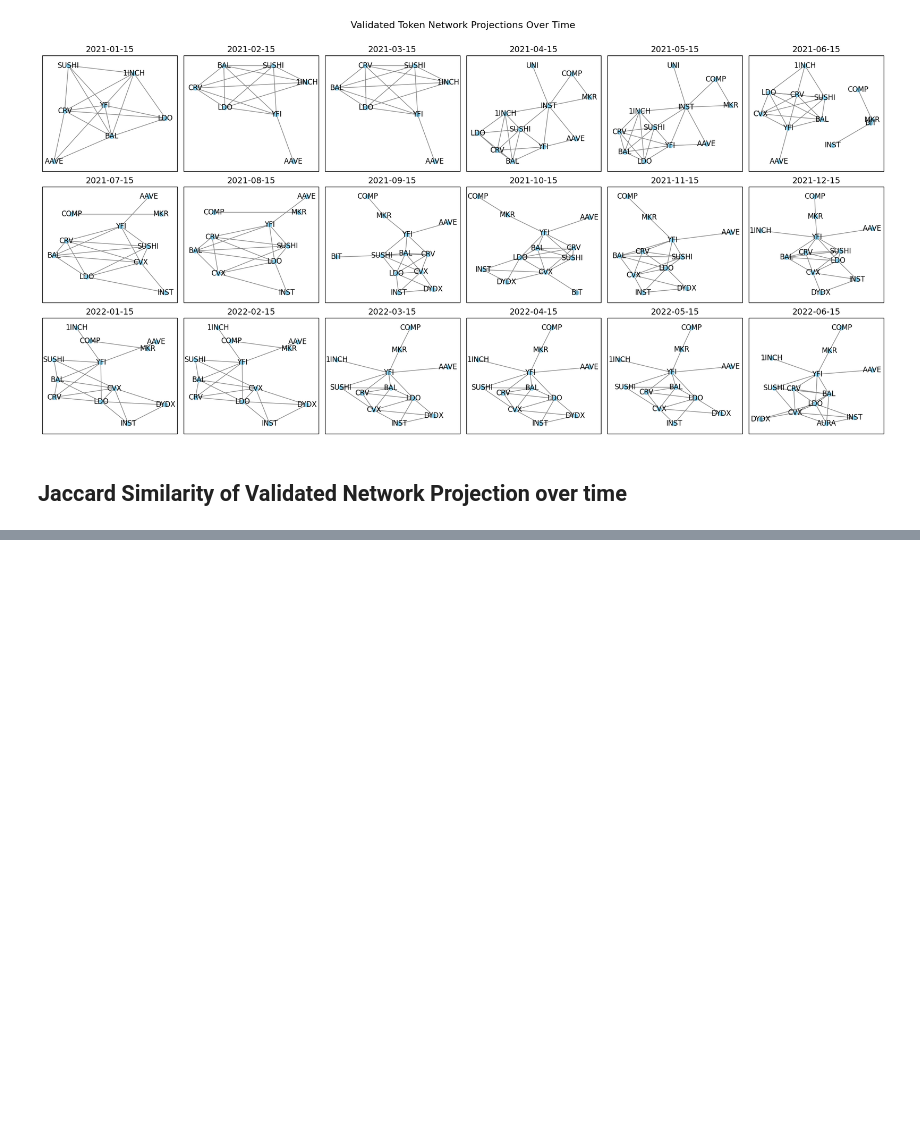
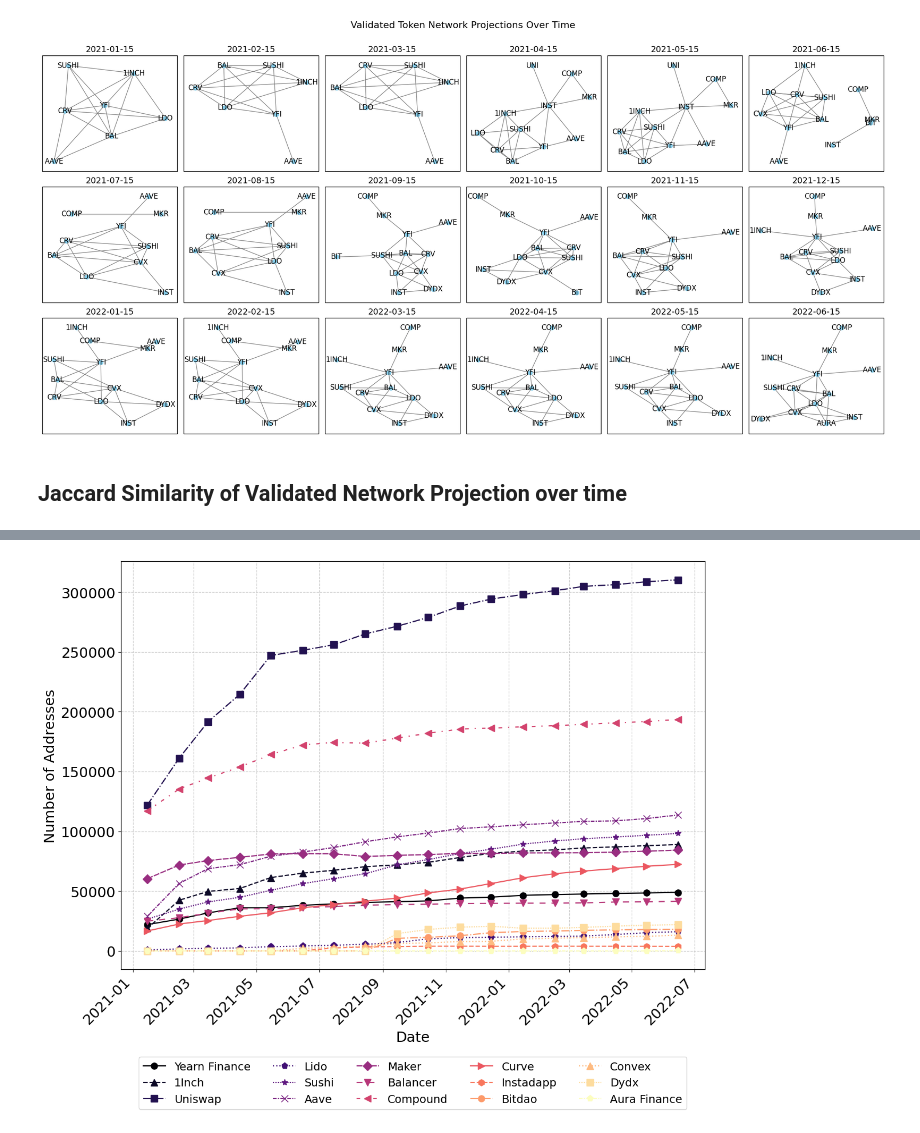
Before and after one commit to xm3van/research-project-erc20-governance, a Jupyter notebook: notebooks/token_network_projections.ipynb, the cells around one changed output, grey strips where cells are left out. Saved outputs shown, nothing was run; the diff lists cells and outputs as text; code cells hidden in the pictures; blank space fills up the shorter version.

```diff
--- a/notebooks/token_network_projections.ipynb
+++ b/notebooks/token_network_projections.ipynb
@@ -294,0 +228,89 @@ plot_absolute_token_ownership_over_time(path, df_snapshots, df_tokens, known_bur
+# %%
+def plot_absolute_token_ownership_over_time(
+    df_token_absolute_ownership,
+    output_directory="../output/token_network_projections/",
+    output_filename="token_ownership_over_time.pdf"
+):
+    """
+    Given a precomputed DataFrame of token ownership over time (index=token_name, columns=Dates),
+    create a line plot showing the number of addresses holding each token.
+
+    Args:
+        df_token_absolute_ownership (pd.DataFrame): Ownership table (index=token name, columns=dates).
+        output_directory (str): Where to save the plot.
+        output_filename (str): Name of the PDF to save.
+    """
+    # Create the figure
+    fig, ax = plt.subplots(figsize=(12, 10))  # Wider than the default 6.4 x 4.8
+
+    # Prepare a color map
+    num_lines = len(df_token_absolute_ownership.index)
+    color_map = plt.cm.magma(np.linspace(0, 1, num_lines))
+
+    # Define line styles and markers (cycle through them if there are many tokens)
+    line_styles = ['-', '--', '-.', ':', (0, (1, 1)), (0, (3, 1, 1, 1)),
+                   (0, (5, 1)), (0, (5, 5)), (0, (3, 5, 1, 5))]
+    markers = ['o', '^', 's', 'p', '*', 'x', 'D', 'v', '<', '>', 'h']
+
+    # Plot each token as a separate line
+    for i, (token_name, row) in enumerate(df_token_absolute_ownership.iterrows()):
+        style = line_styles[i % len(line_styles)]
+        marker = markers[i % len(markers)]
+
+        ax.plot(
+            df_token_absolute_ownership.columns,  # the Dates
+            row,                                  # the ownership counts
+            linestyle=style,
+            marker=marker,
+            markersize=8,
+            label=token_name,
+            color=color_map[i]
+        )
+
+    # Axis labels
+    ax.set_xlabel('Date', fontsize=18)
+    ax.set_ylabel('Number of Addresses', fontsize=18)
+
+    # Rotate x-tick labels if needed
+    plt.setp(ax.get_xticklabels(), rotation=45, ha='right')
+
+    # Ticks style
+    ax.tick_params(axis='x', labelsize=18)
+    ax.tick_params(axis='y', labelsize=18)
+
+    # Add a grid
+    ax.grid(True, linestyle='--', alpha=0.7)
+
+    # Legend
+    ax.legend(
+        # title="Token",
+        bbox_to_anchor=(0.5, -.2),  # Center the legend below the chart
+        loc="upper center",  # Place legend below
+        fontsize=14,
+        # title_fontsize=12,
+        ncol=5  # Split the legend into multiple columns if there are many tokens
+    )
+
+    # Tight layout
+    plt.tight_layout()
+
+    # Ensure output directory exists
+    if not os.path.exists(output_directory):
+        os.makedirs(output_directory)
+
+    # Save
+    output_path = os.path.join(output_directory, output_filename)
+    plt.savefig(output_path, format='pdf', dpi=300, bbox_inches='tight')
+
+    # Optionally show
+    plt.show()
+
+
+# 2. Plot (quick re-plot any time, no heavy CSV loading):
+plot_absolute_token_ownership_over_time(
+    df_token_absolute_ownership,
+    output_directory="../output/token_network_projections/",
+    output_filename="token_ownership_over_time.pdf"
+)
+# %% [output]
+[figure, added]
```
Also changed, not shown: parts of 7 cells of this notebook, 41 other files.
